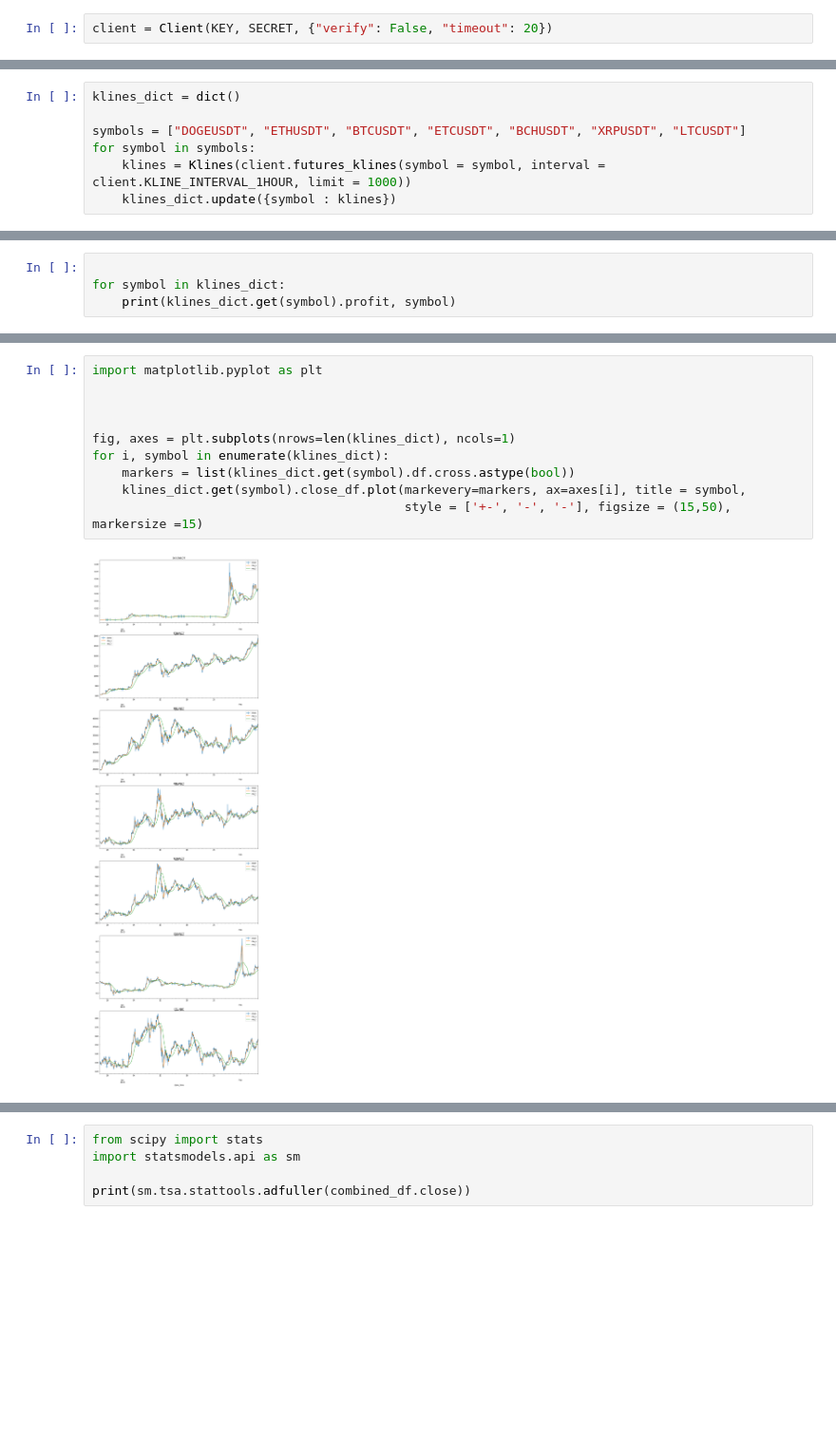
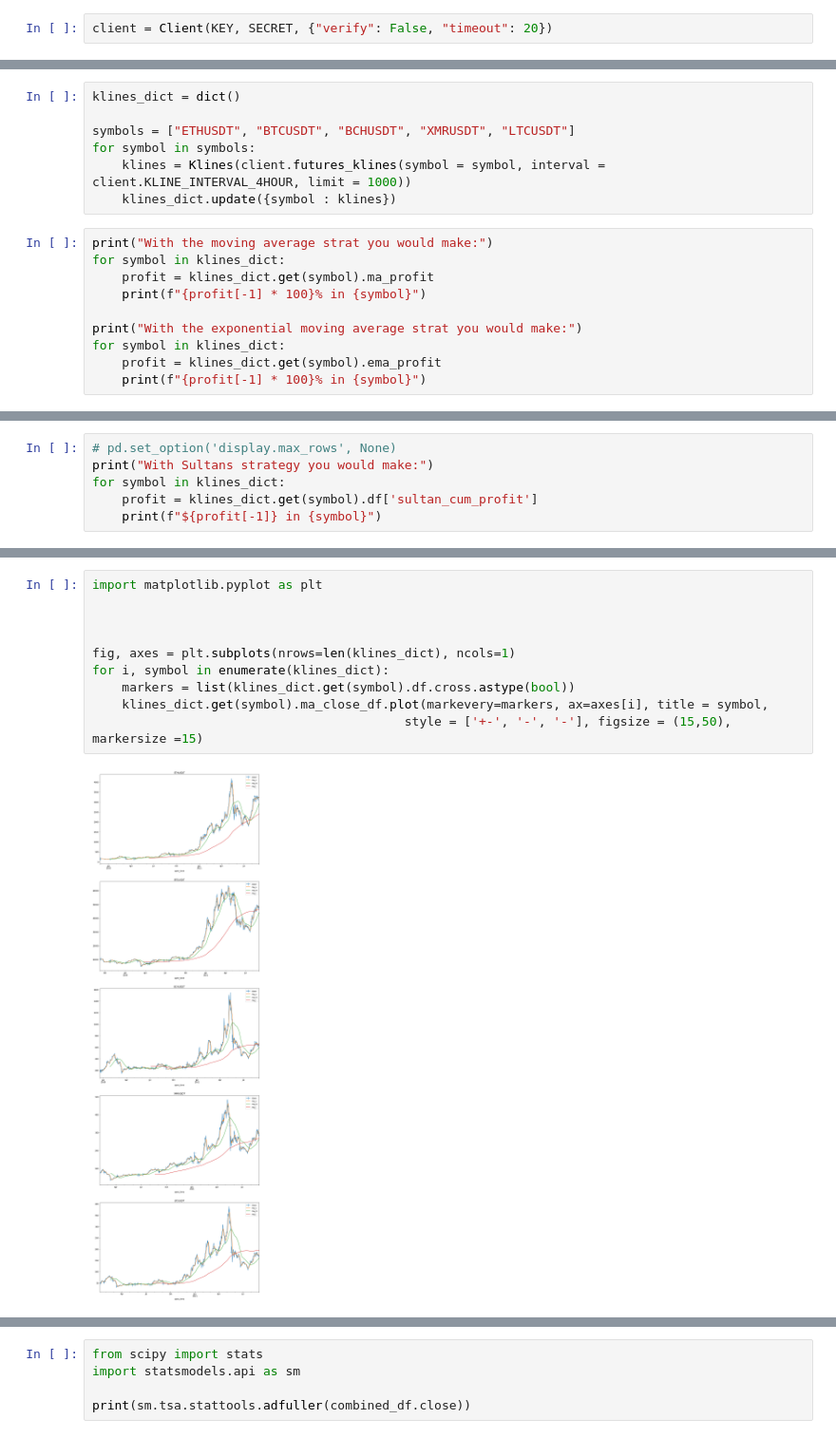
Before and after one commit to bengtlofgren/Binance, a Jupyter notebook: moving_average_analysis.ipynb, the cells around one changed output, grey strips where cells are left out. Shown at 95% size. Drawn from its saved outputs; the diff is of its cells as text; blank space fills up the shorter version.

```diff
--- a/moving_average_analysis.ipynb
+++ b/moving_average_analysis.ipynb
@@ -113,7 +200,17 @@ class Klines():
 # %%
 klines_dict = dict()
 
-symbols = ["DOGEUSDT", "ETHUSDT", "BTCUSDT", "ETCUSDT", "BCHUSDT", "XRPUSDT", "LTCUSDT"]
+symbols = ["ETHUSDT", "BTCUSDT", "BCHUSDT", "XMRUSDT", "LTCUSDT"]
 for symbol in symbols:
-    klines = Klines(client.futures_klines(symbol = symbol, interval = client.KLINE_INTERVAL_1HOUR, limit = 1000))
+    klines = Klines(client.futures_klines(symbol = symbol, interval = client.KLINE_INTERVAL_4HOUR, limit = 1000))
     klines_dict.update({symbol : klines})
+# %%
+print("With the moving average strat you would make:")
+for symbol in klines_dict:
+    profit = klines_dict.get(symbol).ma_profit
+    print(f"{profit[-1] * 100}% in {symbol}")
+
+print("With the exponential moving average strat you would make:")
+for symbol in klines_dict:
+    profit = klines_dict.get(symbol).ema_profit
+    print(f"{profit[-1] * 100}% in {symbol}")
@@ -120,5 +224,7 @@ for symbol in symbols:
 # %%
-
+# pd.set_option('display.max_rows', None)
+print("With Sultans strategy you would make:")
 for symbol in klines_dict:
-    print(klines_dict.get(symbol).profit, symbol)
+    profit = klines_dict.get(symbol).df['sultan_cum_profit']
+    print(f"${profit[-1]} in {symbol}")
 # %% [output]
@@ -132,12 +237,12 @@ for symbol in klines_dict:
 # %%
 import matplotlib.pyplot as plt
 
 
 
 fig, axes = plt.subplots(nrows=len(klines_dict), ncols=1)
 for i, symbol in enumerate(klines_dict):
     markers = list(klines_dict.get(symbol).df.cross.astype(bool))
-    klines_dict.get(symbol).close_df.plot(markevery=markers, ax=axes[i], title = symbol,
+    klines_dict.get(symbol).ma_close_df.plot(markevery=markers, ax=axes[i], title = symbol,
                                           style = ['+-', '-', '-'], figsize = (15,50), markersize =15)
 # %% [output]
-[figure, old version]
+[figure, new version]
```
Also changed, not shown: parts of 9 cells of this notebook, 6 other files.
